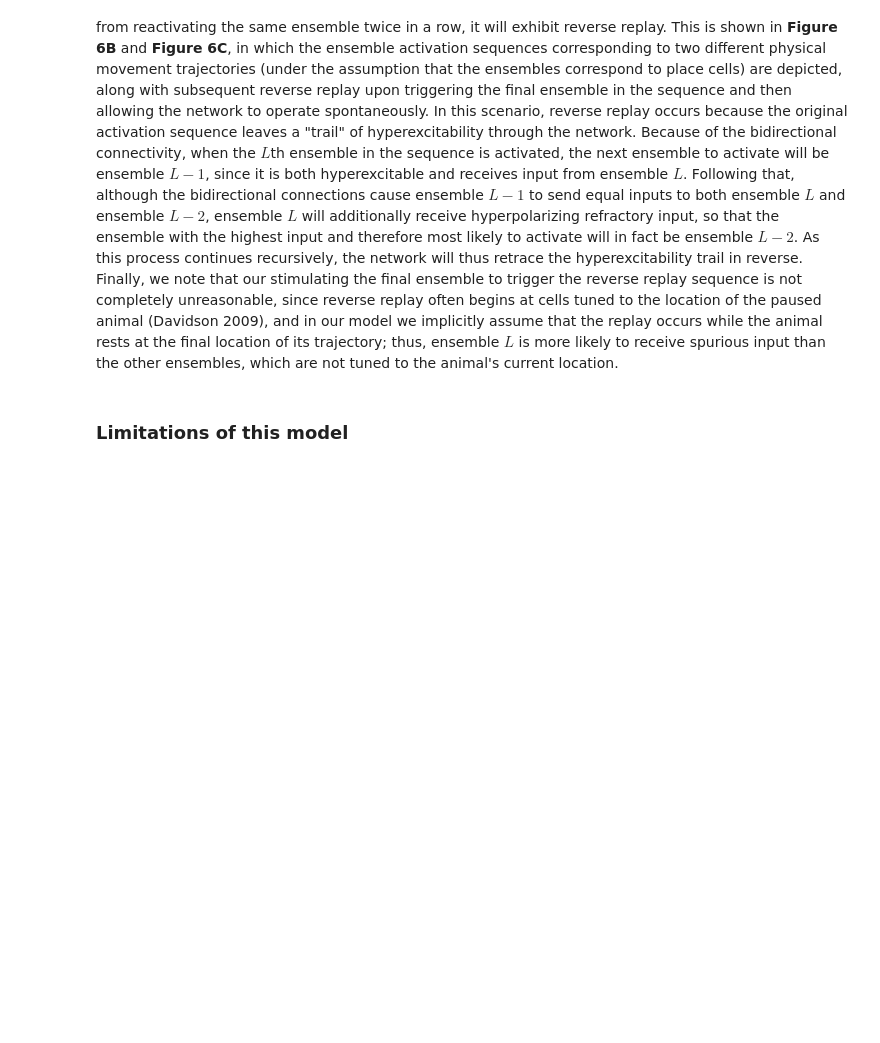
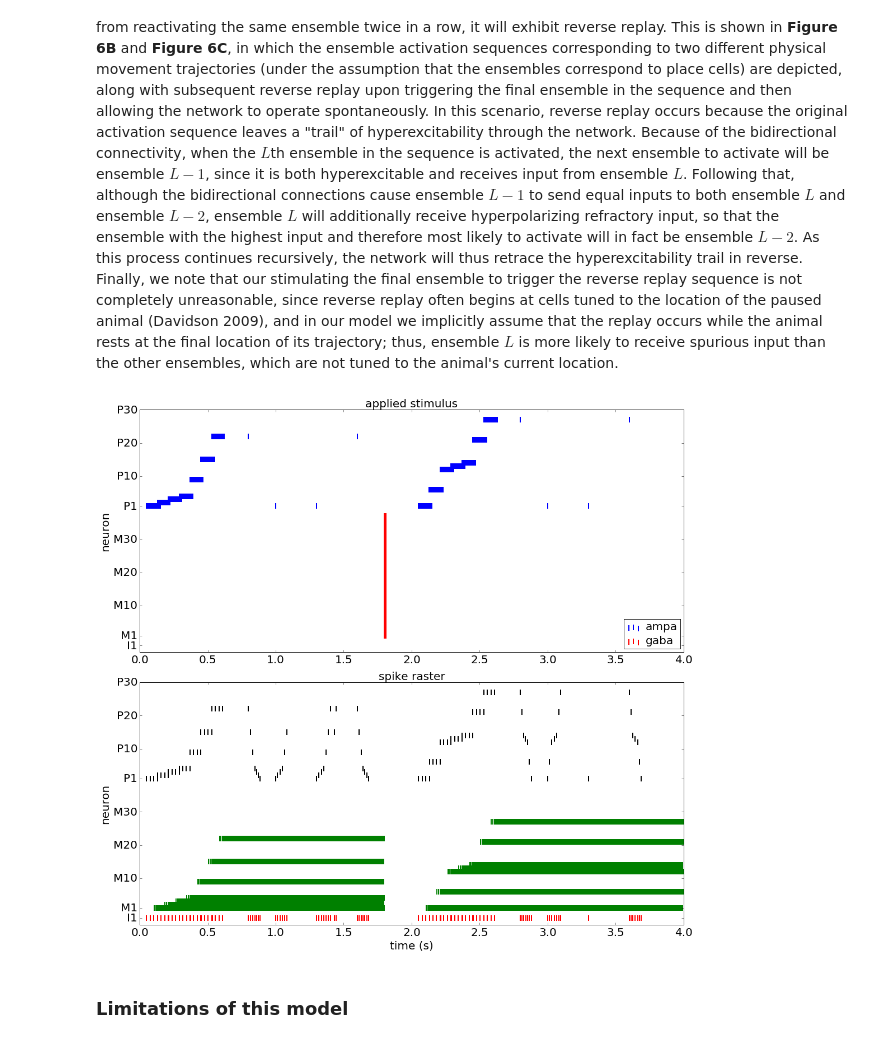
Before and after one commit to rkp8000/nothing_but_reruns, a Jupyter notebook: _paper_draft.ipynb, the cells around one changed output. Cells and saved outputs as stored; diff of their text form; code cells hidden in the pictures; blank space fills up the shorter version.

```diff
--- a/_paper_draft.ipynb
+++ b/_paper_draft.ipynb
@@ -443,7 +443,7 @@ import pdb
 from figures.final_paper import lif_reverse_replay
 
 fig_1 = lif_reverse_replay(
-    SEED=2,
+    SEED=1,
 
     V_REST=-0.07, TAU_M=0.055, V_TH=-0.02, V_RESET=-0.08,
 
@@ -456,70 +456,87 @@ fig_1 = lif_reverse_replay(
 
     W_PP={'nmda': 15, 'ampa': 0, 'gaba': 0},
     W_PI={'nmda': 0, 'ampa': 0, 'gaba': 600},
-    W_PM={'nmda': 0, 'ampa': 23, 'gaba': 0},
+    W_PM={'nmda': 0, 'ampa': 22, 'gaba': 0},
     W_IP={'nmda': 0, 'ampa': 500, 'gaba': 0},
     W_II={'nmda': 0, 'ampa': 0, 'gaba': 0},
     W_MP={'nmda': 7, 'ampa': 0, 'gaba': 0},
     W_MM={'nmda': 12, 'ampa': 0, 'gaba': 0},
 
     BKGD_STARTS=[
-        {'nmda': 0, 'ampa': 0, 'gaba': 0}, {'nmda': 0, 'ampa': 0.75, 'gaba': 0.75},
+        {'nmda': 0, 'ampa': 0, 'gaba': 0}, {'nmda': 0, 'ampa': 0, 'gaba': 0.75},
+        {'nmda': 0, 'ampa': 0, 'gaba': 2}, {'nmda': 0, 'ampa': 0, 'gaba': 2.75},
     ],
     BKGD_ENDS=[
-        {'nmda': 0, 'ampa': 0, 'gaba': 0.75}, {'nmda': 0, 'ampa': 2, 'gaba': 2},
+        {'nmda': 0, 'ampa': 0, 'gaba': 0.75}, {'nmda': 0, 'ampa': 0, 'gaba': 2},
+        {'nmda': 0, 'ampa': 0, 'gaba': 2.75}, {'nmda': 0, 'ampa': 0, 'gaba': 4},
     ],
     BKGD_FRQS=[
-        {'nmda': 0, 'ampa': 0, 'gaba': 2000}, {'nmda': 0, 'ampa': 1000, 'gaba': 2000},
+        {'nmda': 0, 'ampa': 0, 'gaba': 2000}, {'nmda': 0, 'ampa': 0, 'gaba': 2000},
+        {'nmda': 0, 'ampa': 0, 'gaba': 2000}, {'nmda': 0, 'ampa': 0, 'gaba': 2000},
     ],
     BKGD_STRENS=[
+        {'nmda': 0, 'ampa': 0, 'gaba': 10}, {'nmda': 0, 'ampa': 0, 'gaba': .5},
         {'nmda': 0, 'ampa': 0, 'gaba': 10}, {'nmda': 0, 'ampa': 0, 'gaba': .5},
     ],
 
     DRIVE_SEQS=[
         [(0, 3), (0, 5), (0, 7), (0, 9), (1, 10), (2, 11), (3, 12)],
+        [(0, 3), (1, 4), (2, 5), (2, 7), (2, 9), (3, 10), (4, 9)],
     ],
     DRIVE_STARTS=[
-        {'nmda': 0, 'ampa': 0.05, 'gaba': 0.01},
+        {'nmda': 0, 'ampa': 0.05, 'gaba': 0},
+        {'nmda': 0, 'ampa': 2.05, 'gaba': 0},
     ],
     DRIVE_STRENS=[
+        {'nmda': 0, 'ampa': 500, 'gaba': 0},
         {'nmda': 0, 'ampa': 500, 'gaba': 0},
     ],
     DRIVE_DURS=[
         {'nmda': 0, 'ampa': 0.1, 'gaba': 0},
+        {'nmda': 0, 'ampa': 0.1, 'gaba': 0},
     ],
     DRIVE_FRQS=[
         {'nmda': 0, 'ampa': 150, 'gaba': 0},
+        {'nmda': 0, 'ampa': 150, 'gaba': 0},
     ],
     DRIVE_ITVS=[
+        {'nmda': 0, 'ampa': 0.08, 'gaba': 0},
         {'nmda': 0, 'ampa': 0.08, 'gaba': 0},
     ],
 
     REPLAY_TRIGGER_CELLS=[
         [(3, 12), (0, 3), (0, 3), (3, 12)],
+        [(4, 9), (0, 3), (0, 3), (4, 9)],
     ],
 
     REPLAY_TRIGGER_TIMES=[
         [{'nmda': 0, 'ampa': 0.8, 'gaba': 0}, {'nmda': 0, 'ampa': 1.0, 'gaba': 0},
          {'nmda': 0, 'ampa': 1.3, 'gaba': 0}, {'nmda': 0, 'ampa': 1.6, 'gaba': 0},],
+        [{'nmda': 0, 'ampa': 2.8, 'gaba': 0}, {'nmda': 0, 'ampa': 3.0, 'gaba': 0},
+         {'nmda': 0, 'ampa': 3.3, 'gaba': 0}, {'nmda': 0, 'ampa': 3.6, 'gaba': 0},],
     ],
 
     REPLAY_TRIGGER_STRENS=[
+        [{'nmda': 0, 'ampa': 200, 'gaba': 0}, {'nmda': 0, 'ampa': 200, 'gaba': 0},
+         {'nmda': 0, 'ampa': 200, 'gaba': 0}, {'nmda': 0, 'ampa': 200, 'gaba': 0},],
         [{'nmda': 0, 'ampa': 200, 'gaba': 0}, {'nmda': 0, 'ampa': 200, 'gaba': 0},
          {'nmda': 0, 'ampa': 200, 'gaba': 0}, {'nmda': 0, 'ampa': 200, 'gaba': 0},],
     ],
 
     MEMORY_RESET_STARTS=[{'nmda': 0, 'ampa': 0, 'gaba': 1.8}],
     MEMORY_RESET_ENDS=[{'nmda': 0, 'ampa': 0, 'gaba': 1.81}],
     MEMORY_RESET_STRENS=[{'nmda': 0, 'ampa': 0, 'gaba': 6}],
     MEMORY_RESET_FRQS=[{'nmda': 0, 'ampa': 0, 'gaba': 500}],
 
-    SIM_DURATION=2., DT=0.0001,
+    SIM_DURATION=4., DT=0.0001,
 
     FIG_SIZE=(15, 14),
     SYN_COLORS={'ampa': 'b', 'gaba': 'r'},
     SPIKE_HEIGHT=100,
-    Y_LIM=(-2, 80), FONT_SIZE=20,
+    Y_LIM=(-2, 67), FONT_SIZE=20,
 )
+# %% [output]
+[figure, added]
 # %%
 pdb.pm()
 # %% [markdown]
```
